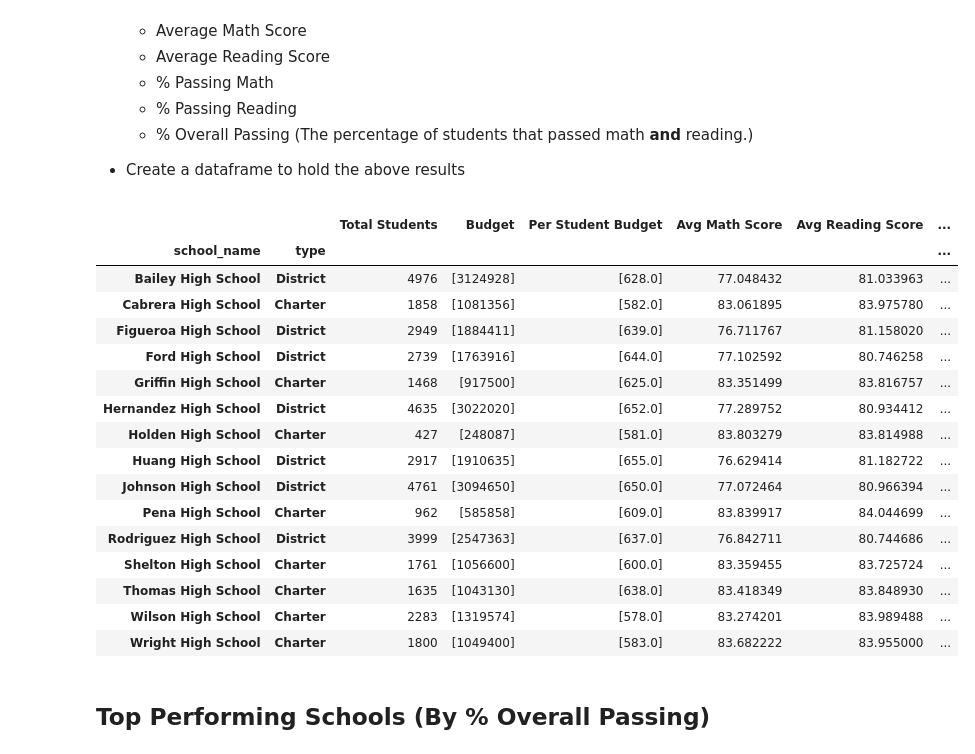
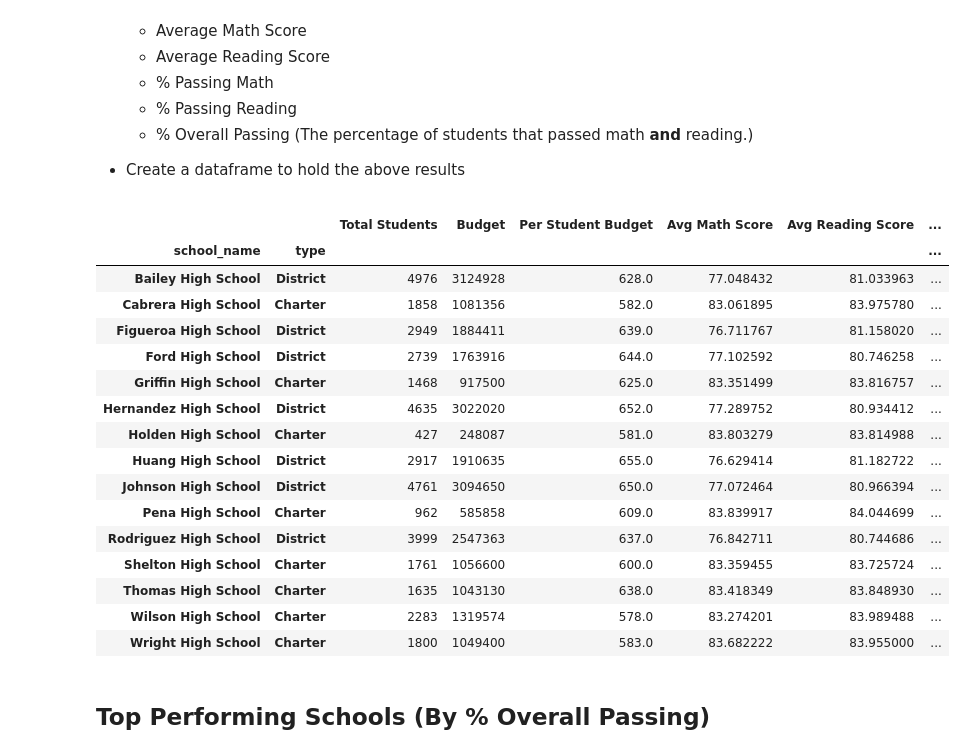
Before and after one commit to thomasipe/pandas-challenge, a Jupyter notebook: PyCitySchools/PyCitySchools_starter.ipynb, the cells around one changed output. Cells and saved outputs as stored; diff of their text form; code cells hidden in the pictures.

```diff
--- a/PyCitySchools/PyCitySchools_starter.ipynb
+++ b/PyCitySchools/PyCitySchools_starter.ipynb
@@ -109,8 +118,10 @@ school_summary_df = sdc.groupby(['school_name','type'])
 # Getting all of the individual metrics
 total_students = school_summary_df["school_name"].count()
 t_students = school_data["size"]
-total_budget = school_summary_df["budget"].unique()
-#total_budget = school_data["budget"]
+
+#school_summary_df["budget"] = school_summary_df.budget.astype(float)
+total_budget = school_summary_df["budget"].max()
+
 #per_student_budget = school_summary_df["budget"]/total_students
 avg_math_score = school_summary_df["math_score"].mean()
 avg_reading_score = school_summary_df["reading_score"].mean()
@@ -123,49 +134,53 @@ passed_math = pm_df["math_score"].count()
 pr_df = sdc.loc[sdc['reading_score'] >= 70].groupby(['school_name','type'])
 passed_reading = pr_df["reading_score"].count()
 #passed_reading = pr_df.count()
 
 
 
 # passed math and reading
 # Adding a passed_both column and defaulting to no
 sdc["passed_both"] = 'no'
 
 # change to yes where both pass
 sdc.loc[(sdc['math_score'] >= 70) & (sdc['reading_score'] >= 70), 'passed_both'] = 'yes'
 
 pb_df = sdc.loc[sdc['passed_both'] == 'yes'].groupby(['school_name','type'])
 passed_mr = pb_df['passed_both'].count()
 
 
 
 #school_summary_df.count().head(50)
 ssf_df = pd.DataFrame({"Total Students": total_students,
-                       "Budget": total_budget,
+                       "Budget":  total_budget,
                        "Per Student Budget": total_budget/total_students,
                       "Avg Math Score": avg_math_score,
                       "Avg Reading Score": avg_reading_score,
                       "% Passed Math": (passed_math/total_students)*100,
                       "% Passed Reading": (passed_reading/total_students)*100,
                       "% Overall Passing": (passed_mr/total_students)*100})
+
+# make a couple of copies of the dataframe to use later
+ssf_df1 = ssf_df.copy()
+ssf_df2 = ssf_df.copy()
 ssf_df
 # %% [output]
 |  |  | Total Students | Budget | Per Student Budget | Avg Math Score | Avg Reading Score | ... |
 | school_name | type |  |  |  |  |  | ... |
-| Bailey High School | District | 4976 | [3124928] | [628.0] | 77.048432 | 81.033963 | ... |
-| Cabrera High School | Charter | 1858 | [1081356] | [582.0] | 83.061895 | 83.975780 | ... |
-| Figueroa High School | District | 2949 | [1884411] | [639.0] | 76.711767 | 81.158020 | ... |
-| Ford High School | District | 2739 | [1763916] | [644.0] | 77.102592 | 80.746258 | ... |
-| Griffin High School | Charter | 1468 | [917500] | [625.0] | 83.351499 | 83.816757 | ... |
-| Hernandez High School | District | 4635 | [3022020] | [652.0] | 77.289752 | 80.934412 | ... |
-| Holden High School | Charter | 427 | [248087] | [581.0] | 83.803279 | 83.814988 | ... |
-| Huang High School | District | 2917 | [1910635] | [655.0] | 76.629414 | 81.182722 | ... |
-| Johnson High School | District | 4761 | [3094650] | [650.0] | 77.072464 | 80.966394 | ... |
-| Pena High School | Charter | 962 | [585858] | [609.0] | 83.839917 | 84.044699 | ... |
-| Rodriguez High School | District | 3999 | [2547363] | [637.0] | 76.842711 | 80.744686 | ... |
-| Shelton High School | Charter | 1761 | [1056600] | [600.0] | 83.359455 | 83.725724 | ... |
-| Thomas High School | Charter | 1635 | [1043130] | [638.0] | 83.418349 | 83.848930 | ... |
-| Wilson High School | Charter | 2283 | [1319574] | [578.0] | 83.274201 | 83.989488 | ... |
-| Wright High School | Charter | 1800 | [1049400] | [583.0] | 83.682222 | 83.955000 | ... |
+| Bailey High School | District | 4976 | 3124928 | 628.0 | 77.048432 | 81.033963 | ... |
+| Cabrera High School | Charter | 1858 | 1081356 | 582.0 | 83.061895 | 83.975780 | ... |
+| Figueroa High School | District | 2949 | 1884411 | 639.0 | 76.711767 | 81.158020 | ... |
+| Ford High School | District | 2739 | 1763916 | 644.0 | 77.102592 | 80.746258 | ... |
+| Griffin High School | Charter | 1468 | 917500 | 625.0 | 83.351499 | 83.816757 | ... |
+| Hernandez High School | District | 4635 | 3022020 | 652.0 | 77.289752 | 80.934412 | ... |
+| Holden High School | Charter | 427 | 248087 | 581.0 | 83.803279 | 83.814988 | ... |
+| Huang High School | District | 2917 | 1910635 | 655.0 | 76.629414 | 81.182722 | ... |
+| Johnson High School | District | 4761 | 3094650 | 650.0 | 77.072464 | 80.966394 | ... |
+| Pena High School | Charter | 962 | 585858 | 609.0 | 83.839917 | 84.044699 | ... |
+| Rodriguez High School | District | 3999 | 2547363 | 637.0 | 76.842711 | 80.744686 | ... |
+| Shelton High School | Charter | 1761 | 1056600 | 600.0 | 83.359455 | 83.725724 | ... |
+| Thomas High School | Charter | 1635 | 1043130 | 638.0 | 83.418349 | 83.848930 | ... |
+| Wilson High School | Charter | 2283 | 1319574 | 578.0 | 83.274201 | 83.989488 | ... |
+| Wright High School | Charter | 1800 | 1049400 | 583.0 | 83.682222 | 83.955000 | ... |
 # %% [markdown]
 ## Top Performing Schools (By % Overall Passing)
 # %% [markdown]
```
Also changed, not shown: parts of 11 cells of this notebook.
